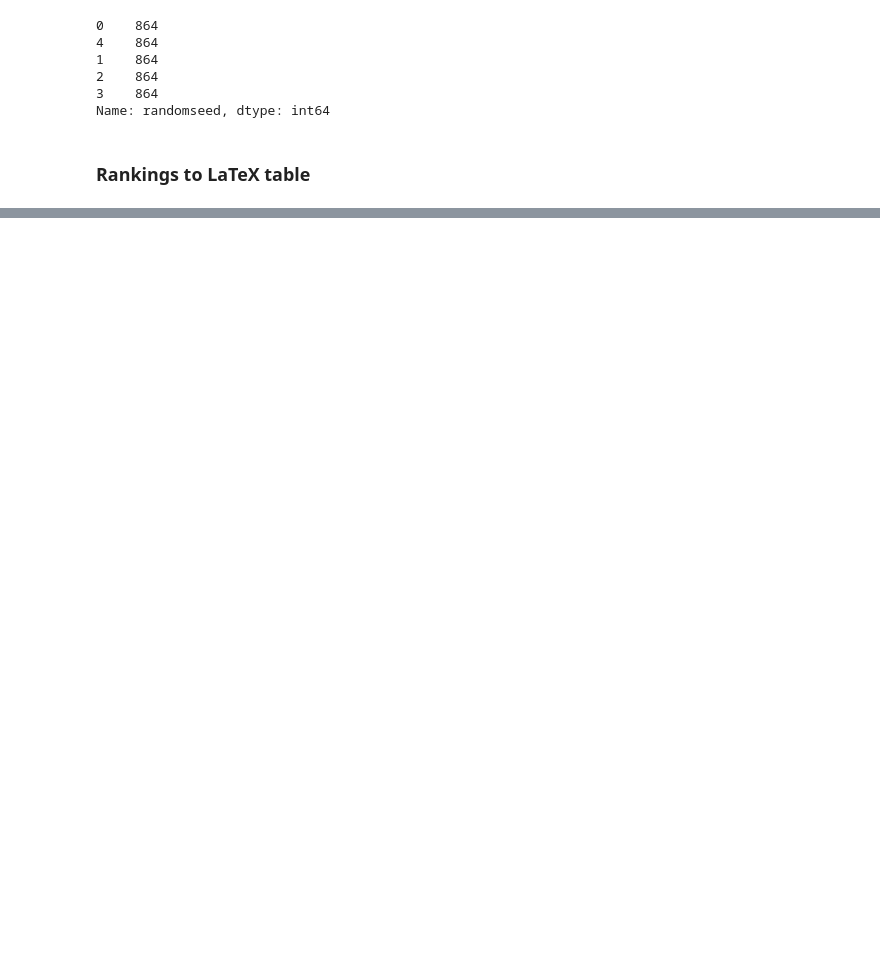
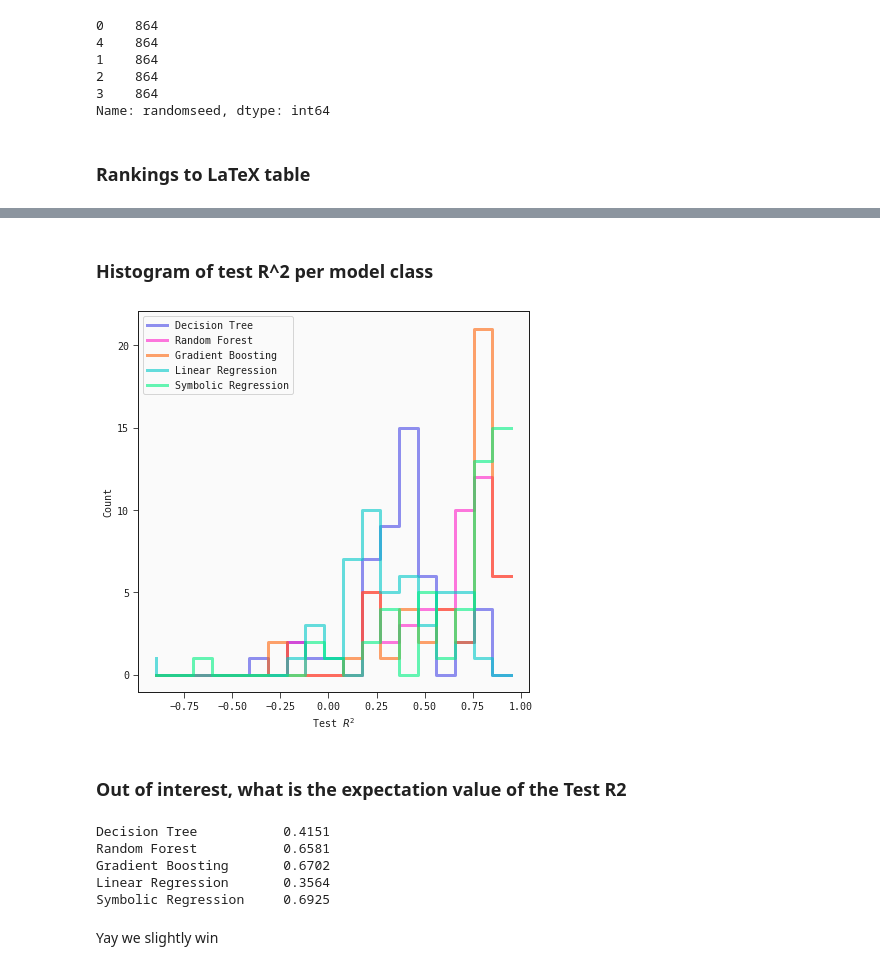
Before and after one commit to wilstrup/sr-small-data, a Jupyter notebook: PMLB compare small.ipynb, the cells around one changed output, grey strips where cells are left out. Cells and saved outputs as stored; diff of their text form; code cells hidden in the pictures; blank space fills up the shorter version.

```diff
--- a/PMLB compare small.ipynb
+++ b/PMLB compare small.ipynb
@@ -660,0 +737,53 @@ plt.show()
+# %% [markdown]
+### Histogram of test R^2 per model class
+# %%
+# Common bins
+min_r2, max_r2 = r2_agg.test_r2.min(), r2_agg.test_r2.max()
+bins = np.linspace(min_r2, max_r2, 21)
+X = 0.5 * (bins[1:] + bins[:-1])
+
+def Y(r2s):
+    y, _ = np.histogram(r2s, bins)
+    return y
+
+
+hkwargs = {
+    'alpha': .6,
+    'lw': 3,
+}
+
+fig, ax = plt.subplots(figsize=(7, 7))
+
+ax.set_xlabel(r"Test $R^2$")
+ax.set_ylabel(r"Count")
+
+ax.step(X, Y(dt_results.test_r2), label="Decision Tree", **hkwargs)
+ax.step(X, Y(rf_results.test_r2), label="Random Forest", **hkwargs)
+ax.step(X, Y(gb_results.test_r2), label="Gradient Boosting", **hkwargs)
+ax.step(X, Y(lr_results.test_r2), label="Linear Regression", **hkwargs)
+ax.step(X, Y(sr_results.test_r2), label="Symbolic Regression", **hkwargs)
+
+plt.legend()
+plt.show()
+# %% [output]
+[figure, added]
+# %% [markdown]
+### Out of interest, what is the expectation value of the Test R2
+# %%
+def ex(X, Y):
+    Y_norm = Y / Y.sum()
+    return sum(X * Y_norm)
+
+print('Decision Tree '       +"\t\t{:.4f}".format(ex(X, Y(dt_results.test_r2))))
+print('Random Forest '       +"\t\t{:.4f}".format(ex(X, Y(rf_results.test_r2))))
+print('Gradient Boosting '   +"\t{:.4f}".format(ex(X, Y(gb_results.test_r2))))
+print('Linear Regression '   +"\t{:.4f}".format(ex(X, Y(lr_results.test_r2))))
+print('Symbolic Regression ' +"\t{:.4f}".format(ex(X, Y(sr_results.test_r2))))
+# %% [output]
+Decision Tree           0.4151
+Random Forest           0.6581
+Gradient Boosting       0.6702
+Linear Regression       0.3564
+Symbolic Regression     0.6925
+# %% [markdown]
+Yay we slightly win
```
Also changed, not shown: parts of 25 cells of this notebook.
